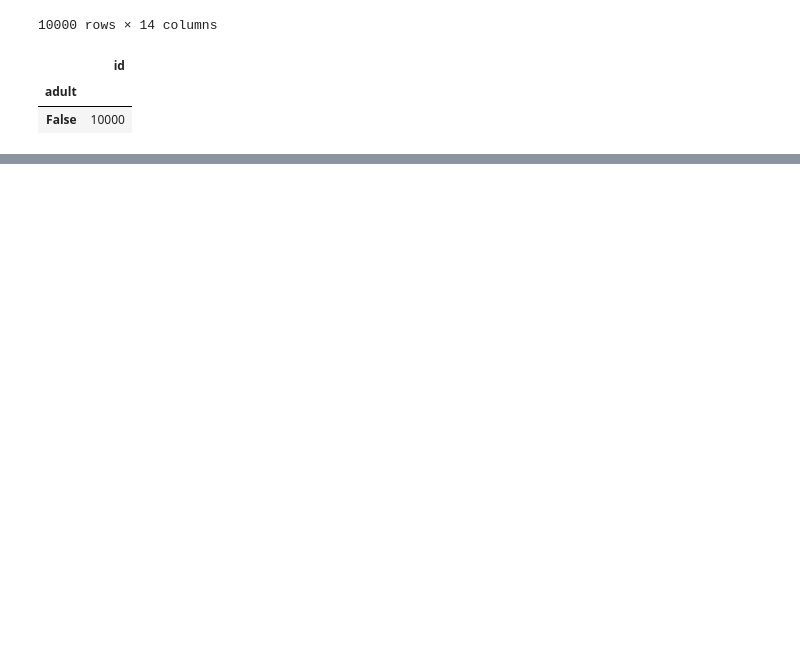
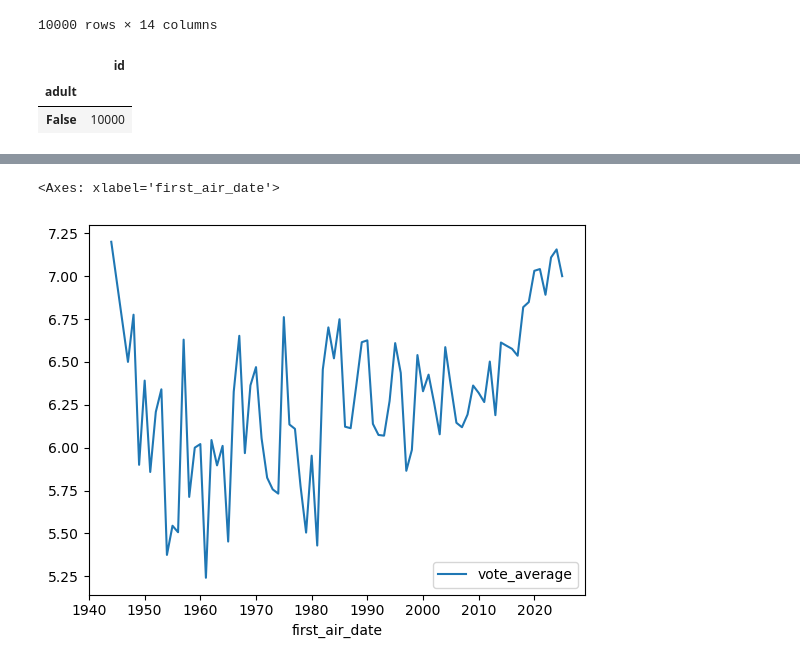
Before and after one commit to Rakshit-Lodha/zero-to-hero-python, a Jupyter notebook: popular_tvshows.ipynb, the cells around one changed output, grey strips where cells are left out. Saved outputs shown, nothing was run; the diff lists cells and outputs as text; code cells hidden in the pictures; blank space fills up the shorter version.

```diff
--- a/popular_tvshows.ipynb
+++ b/popular_tvshows.ipynb
@@ -77,0 +146,7 @@ merged_df
+# %%
+group_by_mean_rating = df.groupby(df['first_air_date'].dt.year)['vote_average'].mean().reset_index()
+
+group_by_mean_rating.plot(x = 'first_air_date', y = 'vote_average')
+# %% [output]
+<Axes: xlabel='first_air_date'>
+[figure, added]
```
Also changed, not shown: parts of 8 cells of this notebook.
